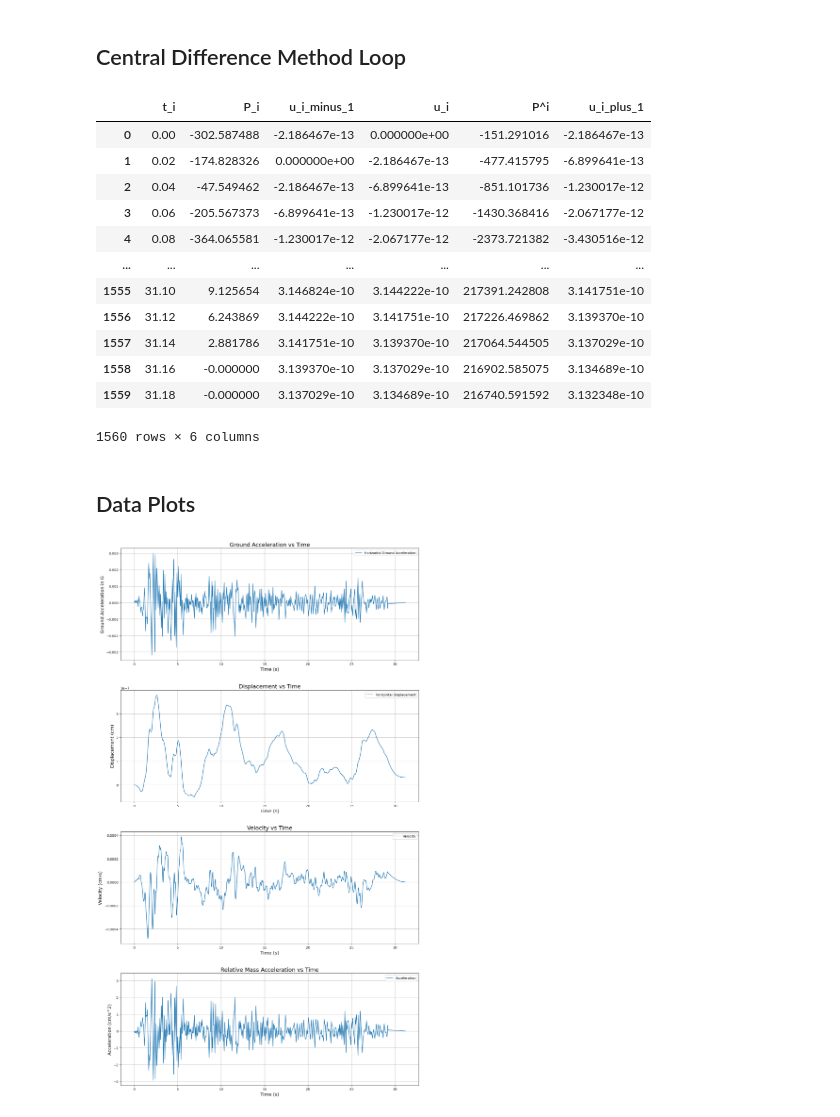
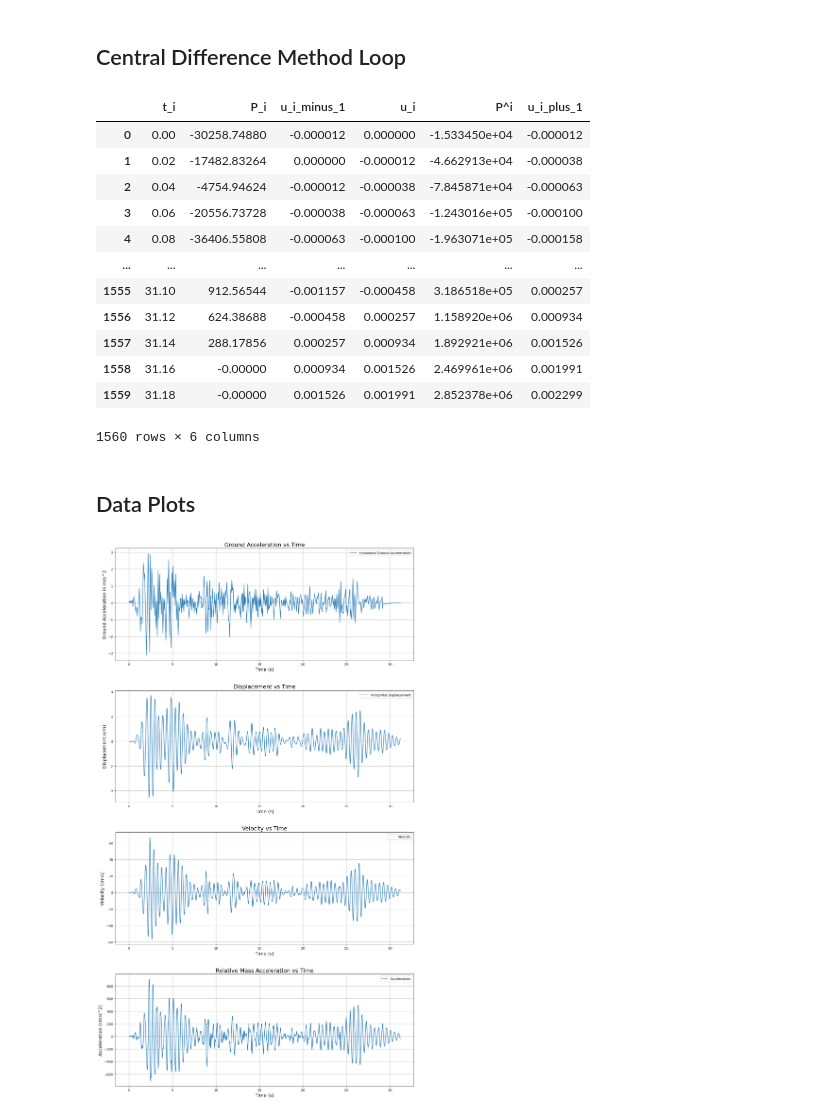
Before and after one commit to kkkissiedu/Earthquake-Response-Spectrum, a Jupyter notebook: Central Difference Method.ipynb, the cells around one changed output. Drawn from its saved outputs; the diff is of its cells as text; code cells hidden in the pictures.

```diff
--- a/Central Difference Method.ipynb
+++ b/Central Difference Method.ipynb
@@ -53,14 +53,14 @@ elcentro_df.head()
 g = 9.81                                   #m/s^2
 
 #Extracting Ground Acceleration Factor
-ground_acc_factors_g = elcentro_df['acceleration'].values / 100        #converts values from cm/s^2 to m/s^2
-print(f'Initial Ground Acceleration Factor,g = {ground_acc_factors_g[0]} m/s^2')
+ground_acc_ms2 = elcentro_df['acceleration'].values * g     # Converts 'g's to m/s^2
+print(f'Initial Ground Acceleration Factor,g = {ground_acc_ms2[0]} m/s^2')
 
 u_0 = 0           #Initial Displacement, m
 v_0 = 0           #Initial Velocity, m/s
 
 #Calculating Initial Force
-P_values = -ground_acc_factors_g * m * g
+P_values = -ground_acc_ms2 * m    #N
 P_0 = P_values[0]                               #N
 print(f'Initial Load, P_0 = {P_0} N')
 
@@ -71,7 +71,7 @@ print(f'Initial Displacement, u_0 = {u_0:.4f} m\n'
       f'Initial Acceleration = {a_0} m/s^2')
 
 #Calculating u-1
-delta_t = ground_acc_factors_g[1] - ground_acc_factors_g[0]  #s
+delta_t = elcentro_df['time'].iloc[1] - elcentro_df['time'].iloc[0]  #s
 u_minus_1 = u_0 - (v_0 * delta_t) + ((a_0 * delta_t**2)/2)
 print(f'u-1 = {u_minus_1:.11f} m')
 
@@ -152,17 +152,17 @@ for i in range(1, len(data)):           #Iteration starts from i = 1
 data
 # %% [output]
 |  | t_i | P_i | u_i_minus_1 | u_i | P^i | u_i_plus_1 |
-| 0 | 0.00 | -302.587488 | -2.186467e-13 | 0.000000e+00 | -151.291016 | -2.186467e-13 |
-| 1 | 0.02 | -174.828326 | 0.000000e+00 | -2.186467e-13 | -477.415795 | -6.899641e-13 |
-| 2 | 0.04 | -47.549462 | -2.186467e-13 | -6.899641e-13 | -851.101736 | -1.230017e-12 |
-| 3 | 0.06 | -205.567373 | -6.899641e-13 | -1.230017e-12 | -1430.368416 | -2.067177e-12 |
-| 4 | 0.08 | -364.065581 | -1.230017e-12 | -2.067177e-12 | -2373.721382 | -3.430516e-12 |
+| 0 | 0.00 | -30258.74880 | -0.000012 | 0.000000 | -1.533450e+04 | -0.000012 |
+| 1 | 0.02 | -17482.83264 | 0.000000 | -0.000012 | -4.662913e+04 | -0.000038 |
+| 2 | 0.04 | -4754.94624 | -0.000012 | -0.000038 | -7.845871e+04 | -0.000063 |
+| 3 | 0.06 | -20556.73728 | -0.000038 | -0.000063 | -1.243016e+05 | -0.000100 |
+| 4 | 0.08 | -36406.55808 | -0.000063 | -0.000100 | -1.963071e+05 | -0.000158 |
 | ... | ... | ... | ... | ... | ... | ... |
-| 1555 | 31.10 | 9.125654 | 3.146824e-10 | 3.144222e-10 | 217391.242808 | 3.141751e-10 |
-| 1556 | 31.12 | 6.243869 | 3.144222e-10 | 3.141751e-10 | 217226.469862 | 3.139370e-10 |
-| 1557 | 31.14 | 2.881786 | 3.141751e-10 | 3.139370e-10 | 217064.544505 | 3.137029e-10 |
-| 1558 | 31.16 | -0.000000 | 3.139370e-10 | 3.137029e-10 | 216902.585075 | 3.134689e-10 |
-| 1559 | 31.18 | -0.000000 | 3.137029e-10 | 3.134689e-10 | 216740.591592 | 3.132348e-10 |
+| 1555 | 31.10 | 912.56544 | -0.001157 | -0.000458 | 3.186518e+05 | 0.000257 |
+| 1556 | 31.12 | 624.38688 | -0.000458 | 0.000257 | 1.158920e+06 | 0.000934 |
+| 1557 | 31.14 | 288.17856 | 0.000257 | 0.000934 | 1.892921e+06 | 0.001526 |
+| 1558 | 31.16 | -0.00000 | 0.000934 | 0.001526 | 2.469961e+06 | 0.001991 |
+| 1559 | 31.18 | -0.00000 | 0.001526 | 0.001991 | 2.852378e+06 | 0.002299 |
 1560 rows × 6 columns
 # %% [markdown]
 ## Data Plots
@@ -180,37 +180,37 @@ fig, ax = plt.subplots(4, 1, figsize = (15, 25))
 fig.tight_layout(pad = 7.0)
 
 #Plot of Ground Acceleration against Time
-ax[0].plot(time, ground_acc_factors_g, label = 'Horizontal Ground Acceleration')
+ax[0].plot(time, ground_acc_ms2, label = 'Horizontal Ground Acceleration')
 ax[0].set_xlabel('Time (s)', fontsize = 14)
-ax[0].set_ylabel('Ground Acceleration in G', fontsize = 14)
+ax[0].set_ylabel('Ground Acceleration in m/s^2', fontsize = 14)
 ax[0].set_title('Ground Acceleration vs Time', fontsize = 17)
 ax[0].grid(True)
 ax[0].legend()
 
 #Plot of Displacement against Time
 ax[1].plot(time, displacement, label = 'Horizontal Displacement')
 ax[1].set_xlabel('Time (s)', fontsize = 14)
 ax[1].set_ylabel('Displacement (cm)', fontsize = 14)
 ax[1].set_title('Displacement vs Time', fontsize = 17)
 ax[1].grid(True)
 ax[1].legend()
 
 #Plot of Velocity against Time
 ax[2].plot(time, velocity, label = 'Velocity')
 ax[2].set_xlabel('Time (s)', fontsize = 14)
 ax[2].set_ylabel('Velocity (cm/s)', fontsize = 14)
 ax[2].set_title('Velocity vs Time', fontsize = 17)
 ax[2].grid(True)
 ax[2].legend()
 
 #Plot of Acceleration against Time
 ax[3].plot(time, acceleration, label = 'Acceleration')
 ax[3].set_xlabel('Time (s)', fontsize = 14)
 ax[3].set_ylabel('Acceleration (cm/s^2)', fontsize = 14)
 ax[3].set_title('Relative Mass Acceleration vs Time', fontsize = 17)
 ax[3].grid(True)
 ax[3].legend()
 
 plt.show()
 # %% [output]
-[figure, old version]
+[figure, new version]
```
Also changed, not shown: parts of 3 cells of this notebook.
